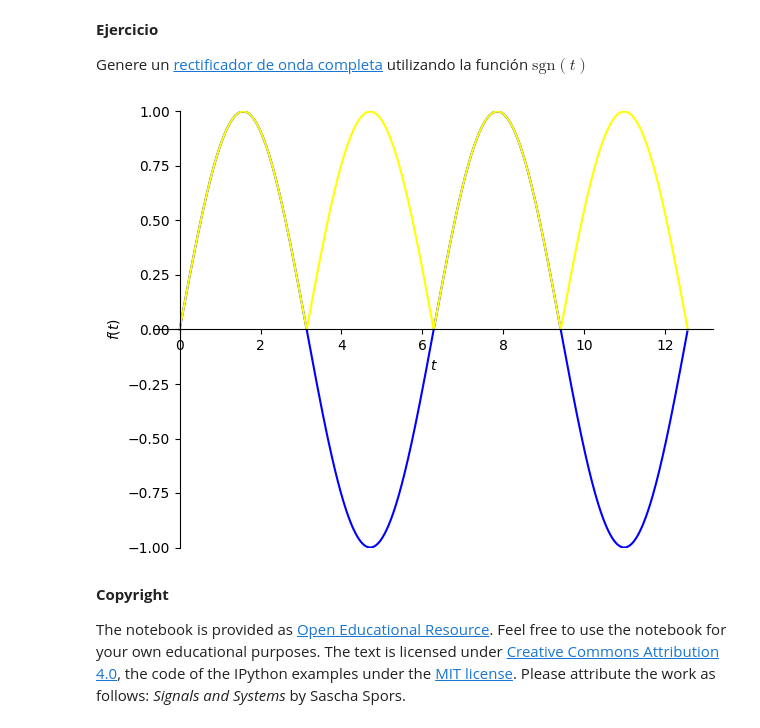
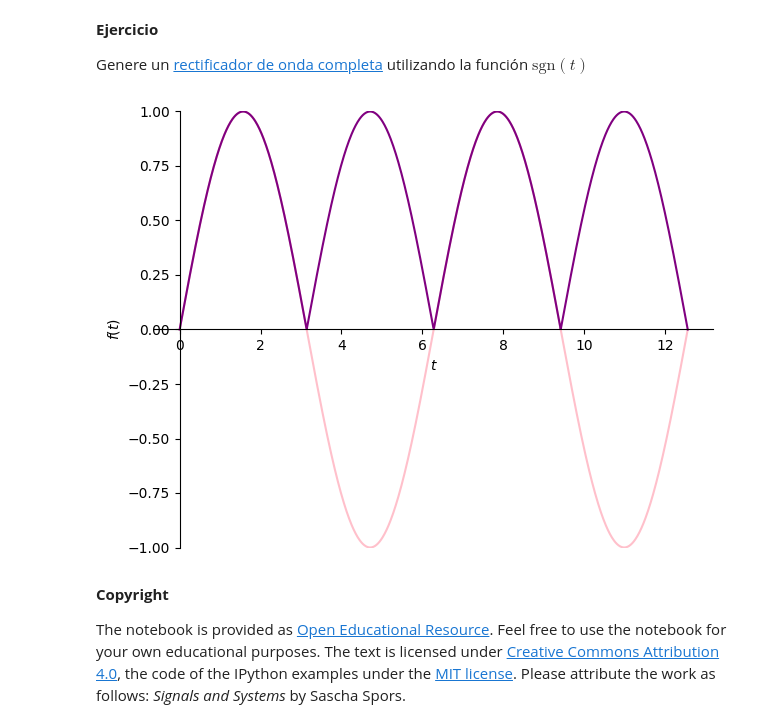
Before and after one commit to Jleytong/Se-alesySistemas, a Jupyter notebook: Cuaderno2.ipynb, the cells around one changed output. Saved outputs shown, nothing was run; the diff lists cells and outputs as text; code cells hidden in the pictures.

```diff
--- a/Cuaderno2.ipynb
+++ b/Cuaderno2.ipynb
@@ -342,23 +342,23 @@ Genere un [rectificador de onda completa](https://en.wikipedia.org/wiki/Rectifie
 # %%
 t,omega=sym.symbols("t omega",real=True) #Defino variables simbólicas t y omega
 
 x=sym.sin(omega*t) # señal de entrada como una onda senoidal sin(wt)
 
 y=x.subs({omega:1}) #creo y que es ser igual a sin(t), con el método subs sustituyo omega:1
 
 sgn=sym.sign(t*y) #Defino función signo sgn(t*y), esto se hizo para poder rectificar la señal de salida
 
 z=y*sgn #z es igual a la señal de salida rectificada, que es la convolucion de  (señal de entrada) * sgn, función signo de la señal de entrada
 
-px= sym.plot(y,(t,0,4*sym.pi),ylim=[-1,1],show=False,line_color="blue") #defino px como la señal de entrada.
+px= sym.plot(y,(t,0,4*sym.pi),ylim=[-1,1],show=False,line_color="pink") #defino px como la señal de entrada.
 
-py= sym.plot(z,(t,0,4*sym.pi),ylim=[-1,1],show=False,line_color="yellow") #defino py como la gráfica de la señal de salida rectificada
+py= sym.plot(z,(t,0,4*sym.pi),ylim=[-1,1],show=False,line_color="purple") #defino py como la gráfica de la señal de salida rectificada
 
 px.extend(py) # agregar todos los elementos del gráfico py al final del gráfico px. Así conectando los dos gráficos en un solo gráfico
 
 px.show() #comando para mostrar la señal
 # %% [output]
-[figure, old version]
+[figure, new version]
 # %% [markdown]
 **Copyright**
 
```
